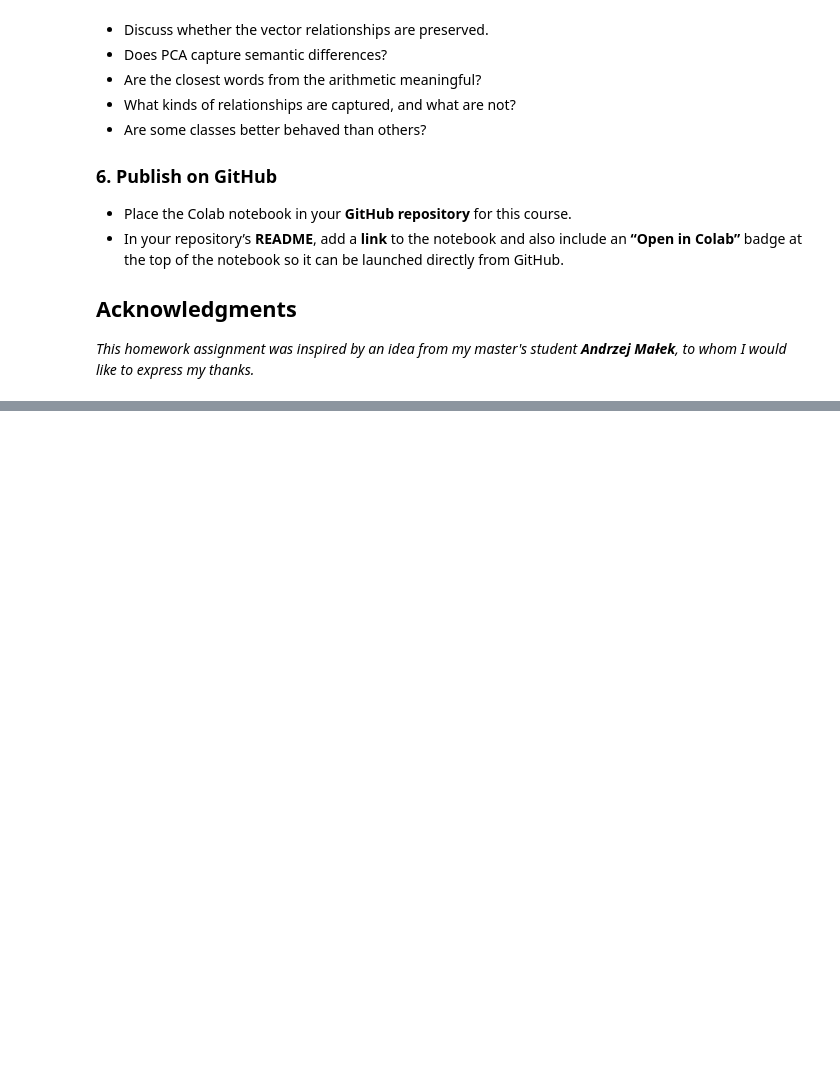
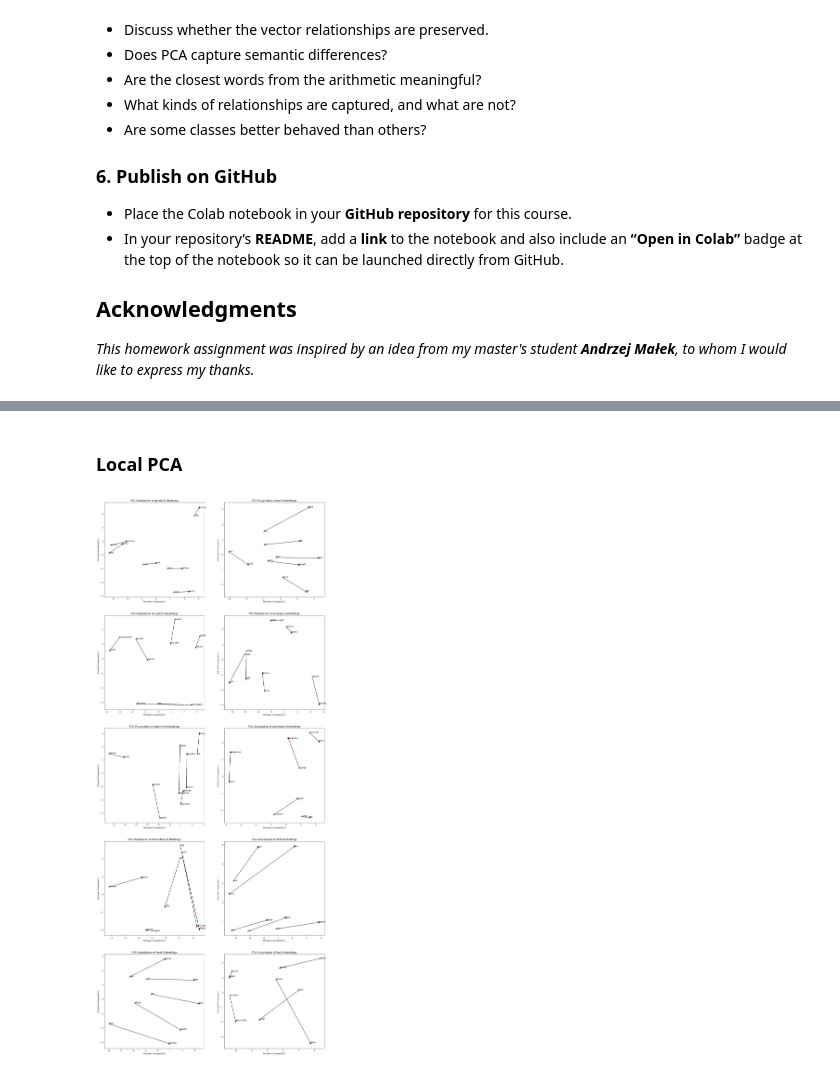
Before and after one commit to kussy29/machine_learning, a Jupyter notebook: lab12_nlp_towards_attention.ipynb, the cells around one changed output, grey strips where cells are left out. Cells and saved outputs as stored; diff of their text form; code cells hidden in the pictures; blank space fills up the shorter version.

```diff
--- a/lab12_nlp_towards_attention.ipynb
+++ b/lab12_nlp_towards_attention.ipynb
@@ -230,4 +207,0 @@ embedding_layer = nn.Embedding.from_pretrained(embedding_matrix, freeze=False)
-# %%
-word = "king"
-idx = word2idx[word]
-embedding = embedding_layer(torch.tensor(idx))
@@ -233,0 +355,27 @@ embedding = embedding_layer(torch.tensor(idx))
+# %% [markdown]
+### Local PCA
+# %%
+plt.figure(figsize=(20, 50))
+for i,clas in enumerate(classes):
+  plt.subplot(5, 2, i+1)
+  pca_class = PCA(n_components=2)
+  X_class=pca_class.fit_transform(vectors[i])
+  plt.scatter(X_class[:, 0], X_class[:, 1], alpha=0.5)
+  plt.xlabel('Principal Component 1')
+  plt.ylabel('Principal Component 2')
+  plt.title(f'PCA Visualization of {clas} Embeddings')
+  for j, word in enumerate(word_vectors[i]):
+    plt.annotate(word, (X_class[j, 0], X_class[j, 1]))
+  if clas=='capital':
+    plt.arrow(X_class[0,0],X_class[0,1],X_class[1,0]-X_class[0,0],X_class[1,1]-X_class[0,1],head_width=0.05, head_length=0.1)
+    plt.arrow(X_class[2,0],X_class[2,1],X_class[3,0]-X_class[2,0],X_class[3,1]-X_class[2,1],head_width=0.05, head_length=0.1)
+    plt.arrow(X_class[3,0],X_class[3,1],X_class[4,0]-X_class[3,0],X_class[4,1]-X_class[3,1],head_width=0.05, head_length=0.1)
+    plt.arrow(X_class[5,0],X_class[5,1],X_class[6,0]-X_class[5,0],X_class[6,1]-X_class[5,1],head_width=0.05, head_length=0.1)
+    plt.arrow(X_class[7,0],X_class[7,1],X_class[8,0]-X_class[7,0],X_class[8,1]-X_class[7,1],head_width=0.05, head_length=0.1)
+    plt.arrow(X_class[9,0],X_class[9,1],X_class[10,0]-X_class[9,0],X_class[10,1]-X_class[9,1],head_width=0.05, head_length=0.1)
+
+  else:
+    for j in range(len(word_vectors[i])//2):
+      plt.arrow(X_class[2*j,0],X_class[2*j,1],X_class[2*j+1,0]-X_class[2*j,0],X_class[2*j+1,1]-X_class[2*j,1],head_width=0.1, head_length=0.1,fc='red', ec='black')
+# %% [output]
+[figure, added]
```
Also changed, not shown: parts of 9 cells of this notebook.
